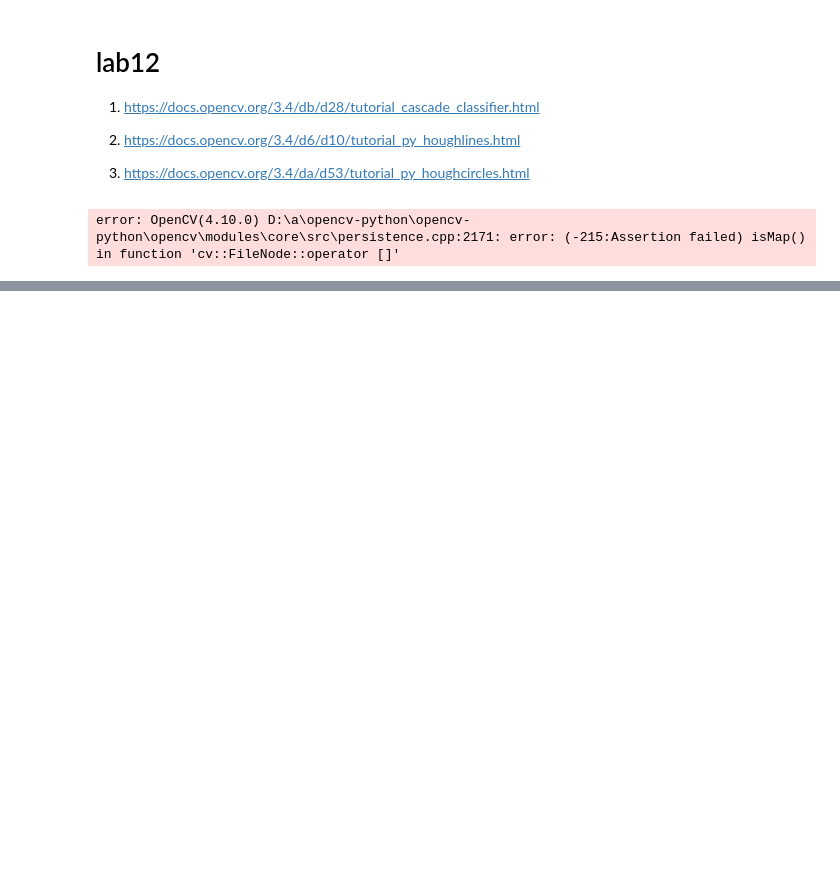
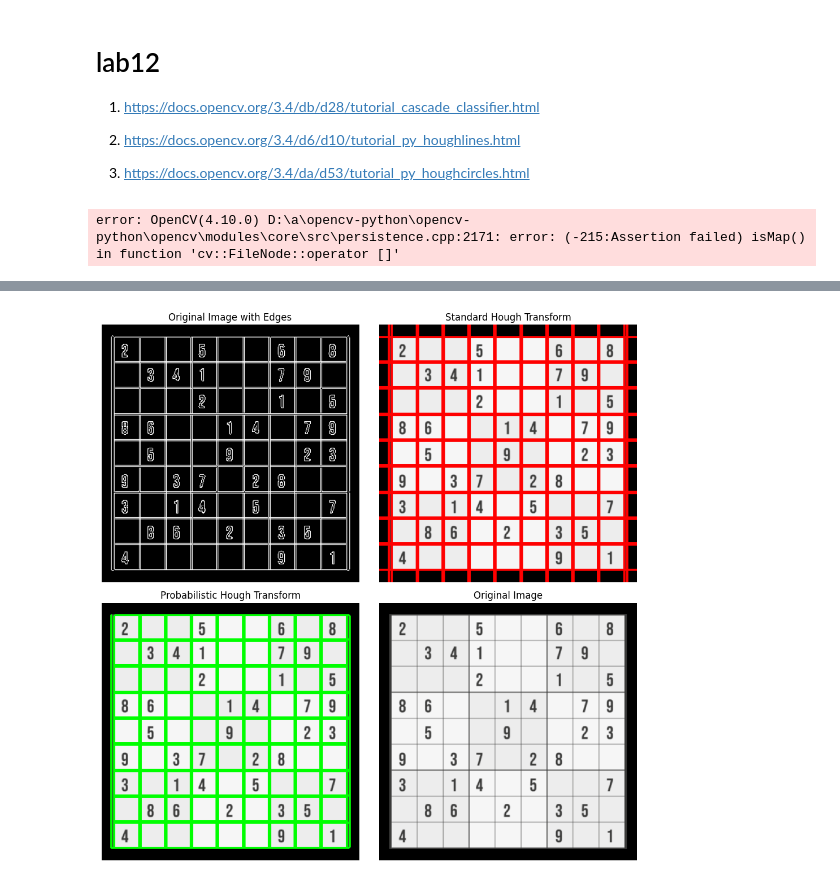
Before and after one commit to goldenchest19/labs, a Jupyter notebook: lab12.ipynb, the cells around one changed output, grey strips where cells are left out. Cells and saved outputs as stored; diff of their text form; code cells hidden in the pictures; blank space fills up the shorter version.

```diff
--- a/lab12.ipynb
+++ b/lab12.ipynb
@@ -147,0 +76,76 @@ error: OpenCV(4.10.0) D:\a\opencv-python\opencv-python\opencv\modules\objdetect\
+# %%
+import cv2 as cv
+import numpy as np
+from matplotlib import pyplot as plt
+
+# Загрузка изображения
+img = cv.imread(cv.samples.findFile('resources/lab12/sudoku.png'))
+gray = cv.cvtColor(img, cv.COLOR_BGR2GRAY)
+
+# Обнаружение границ с помощью Canny
+edges = cv.Canny(gray, 50, 150, apertureSize=3)
+
+# --- Стандартное преобразование Хафа ---
+# Параметры: rho=1, theta=π/180, threshold=200
+lines = cv.HoughLines(edges, 1, np.pi / 180, 200)
+
+# Копия изображения для стандартного Хафа
+img_standard_hough = img.copy()
+
+# Отрисовка линий, найденных стандартным преобразованием Хафа
+if lines is not None:
+    for line in lines:
+        rho, theta = line[0]
+        a = np.cos(theta)
+        b = np.sin(theta)
+        x0 = a * rho
+        y0 = b * rho
+        x1 = int(x0 + 1000 * (-b))
+        y1 = int(y0 + 1000 * (a))
+        x2 = int(x0 - 1000 * (-b))
+        y2 = int(y0 - 1000 * (a))
+        cv.line(img_standard_hough, (x1, y1), (x2, y2), (0, 0, 255), 2)
+
+# --- Вероятностное преобразование Хафа ---
+# Параметры: rho=1, theta=π/180, threshold=100, minLineLength=100, maxLineGap=10
+linesP = cv.HoughLinesP(edges, 1, np.pi / 180, 100, minLineLength=100, maxLineGap=10)
+
+# Копия изображения для вероятностного Хафа
+img_prob_hough = img.copy()
+
+# Отрисовка линий, найденных вероятностным преобразованием Хафа
+if linesP is not None:
+    for line in linesP:
+        x1, y1, x2, y2 = line[0]
+        cv.line(img_prob_hough, (x1, y1), (x2, y2), (0, 255, 0), 2)
+
+# --- Отображение результатов через matplotlib ---
+# Исходное изображение с границами
+plt.figure(figsize=(10, 10))
+plt.subplot(2, 2, 1)
+plt.title('Original Image with Edges')
+plt.imshow(cv.cvtColor(edges, cv.COLOR_BGR2RGB), cmap='gray')
+plt.axis('off')
+
+# Результат стандартного преобразования Хафа
+plt.subplot(2, 2, 2)
+plt.title('Standard Hough Transform')
+plt.imshow(cv.cvtColor(img_standard_hough, cv.COLOR_BGR2RGB))
+plt.axis('off')
+
+# Результат вероятностного преобразования Хафа
+plt.subplot(2, 2, 3)
+plt.title('Probabilistic Hough Transform')
+plt.imshow(cv.cvtColor(img_prob_hough, cv.COLOR_BGR2RGB))
+plt.axis('off')
+
+# Исходное изображение
+plt.subplot(2, 2, 4)
+plt.title('Original Image')
+plt.imshow(cv.cvtColor(img, cv.COLOR_BGR2RGB))
+plt.axis('off')
+
+plt.tight_layout()
+plt.show()
+# %% [output]
+[figure, added]
```
Also changed, not shown: parts of 3 cells of this notebook, 14 other files.
